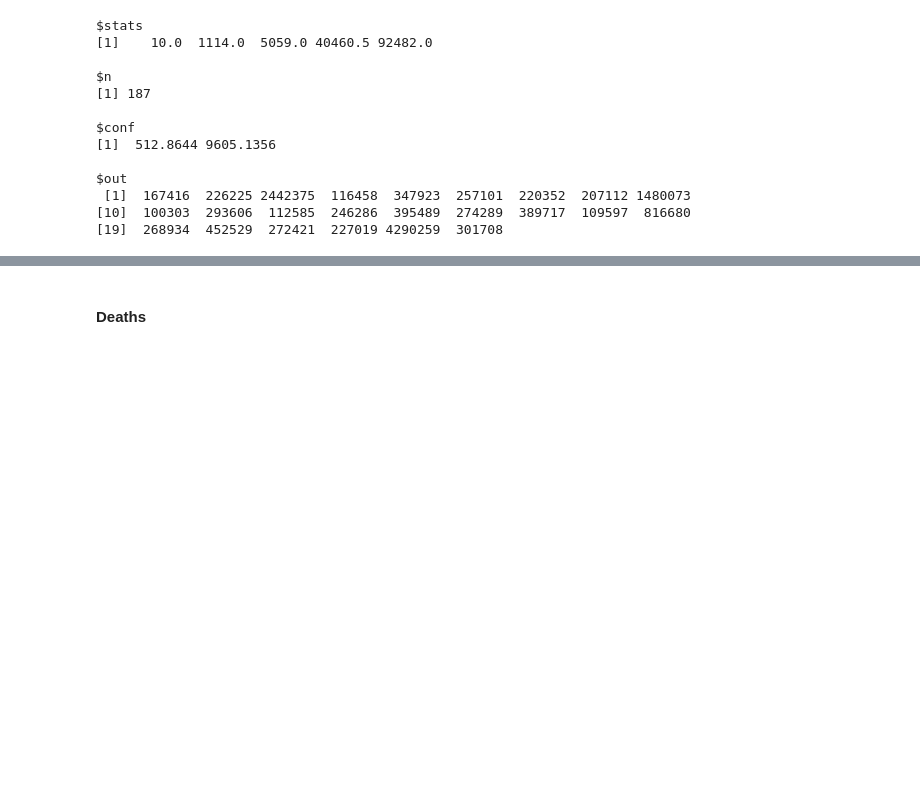
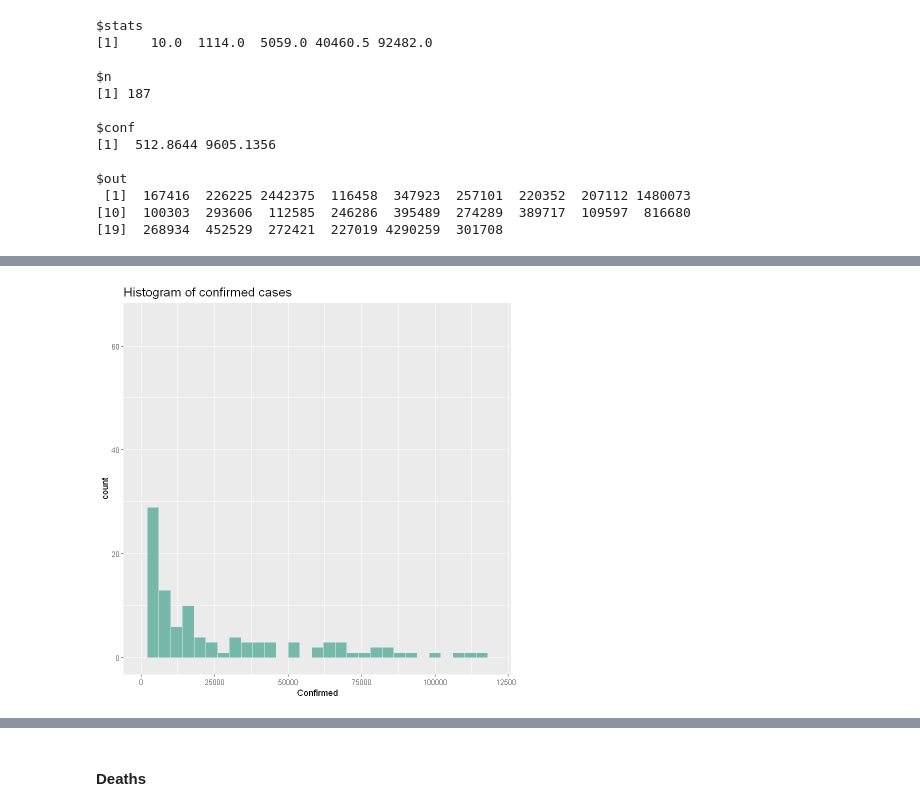
Before and after one commit to Giovo17/covid-country-analysis, a Jupyter notebook: covid-country-analysis.ipynb, the cells around one changed output, grey strips where cells are left out. Drawn from its saved outputs; the diff is of its cells as text; code cells hidden in the pictures; blank space fills up the shorter version.

```diff
--- a/covid-country-analysis.ipynb
+++ b/covid-country-analysis.ipynb
@@ -124,0 +141,7 @@ ggplot(df, aes(y=Confirmed)) +
+# %%
+ggplot(df, aes(x=Confirmed)) +
+    geom_histogram( binwidth=4000, fill="#69b3a2", color="#e9ecef", alpha=0.9, position = 'identity') +
+    ggtitle("Histogram of confirmed cases") +
+    theme(plot.title = element_text(size=15)) +
+    xlim(0,120000)
+# %% [output]
@@ -125,3 +152,4 @@ ggplot(df, aes(y=Confirmed)) +
+[figure, added]
 # %%
 png(filename = "img/Confirmed_conditional_boxplot.png", units="in", width=5, height=5, res=300)
 
```
Also changed, not shown: parts of 63 cells of this notebook, 38 other files.
